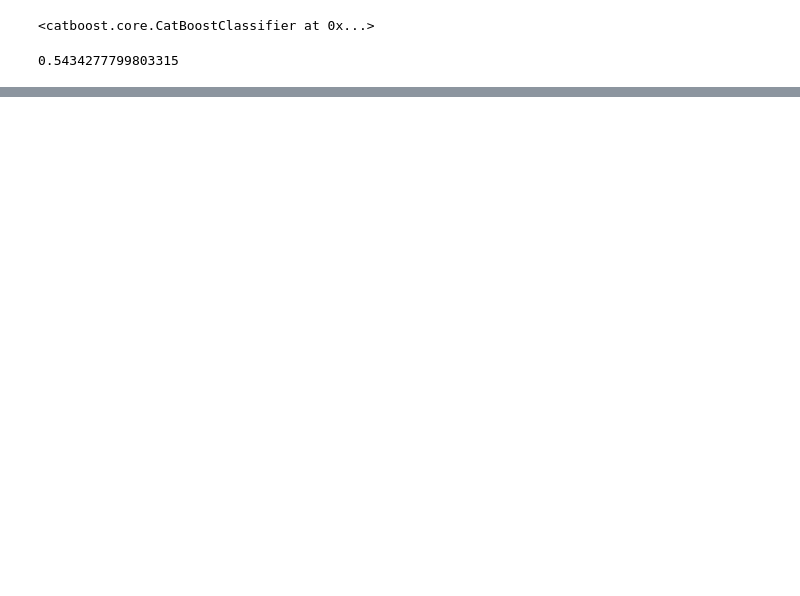
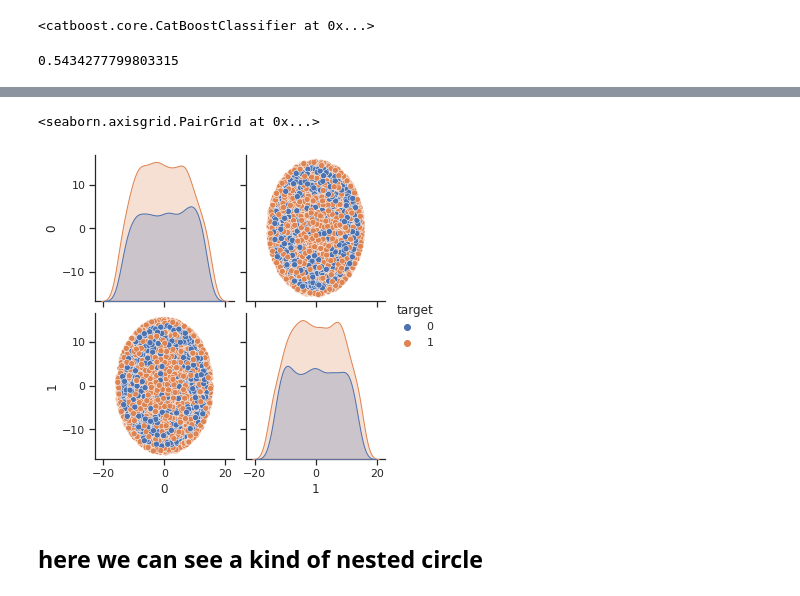
Before and after one commit to vieetdemort/Mysterious_Circles, a Jupyter notebook: Mysterious_Circles.ipynb, the cells around one changed output, grey strips where cells are left out. Saved outputs shown, nothing was run; the diff lists cells and outputs as text; code cells hidden in the pictures; blank space fills up the shorter version.

```diff
--- a/Mysterious_Circles.ipynb
+++ b/Mysterious_Circles.ipynb
@@ -94,0 +137,4 @@ roc_auc
+# %%
+df_trans_ = pd.DataFrame(df_trans)
+df_trans_['target'] = df['target']
+df_trans_
@@ -94,0 +155,8 @@ roc_auc
+# %%
+sns.set_theme(style="ticks")
+sns.pairplot(df_trans_, hue="target")
+# %% [output]
+<seaborn.axisgrid.PairGrid at 0x...>
+[figure, added]
+# %% [markdown]
+## **here we can see a kind of nested circle**
```
Also changed, not shown: parts of 17 cells of this notebook.
